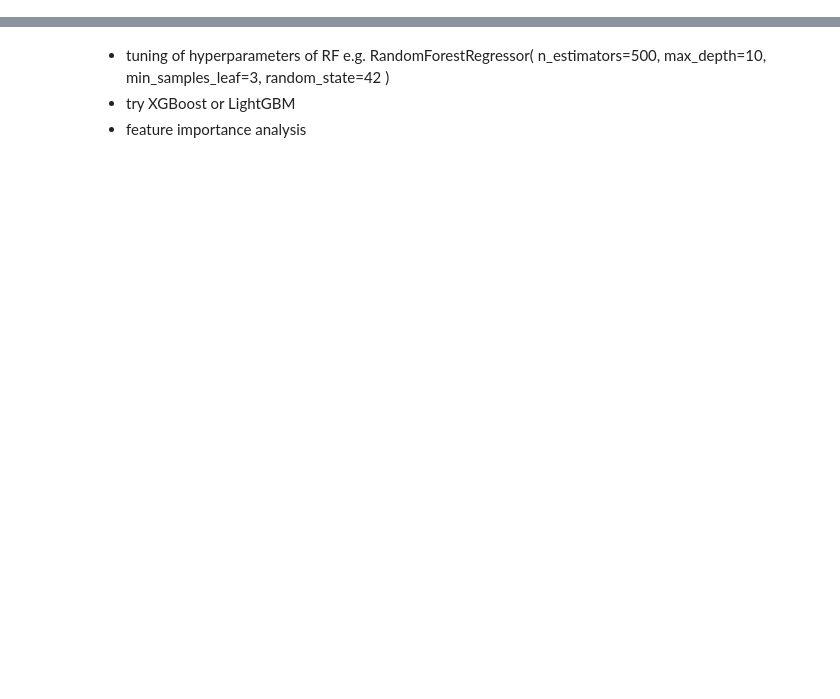
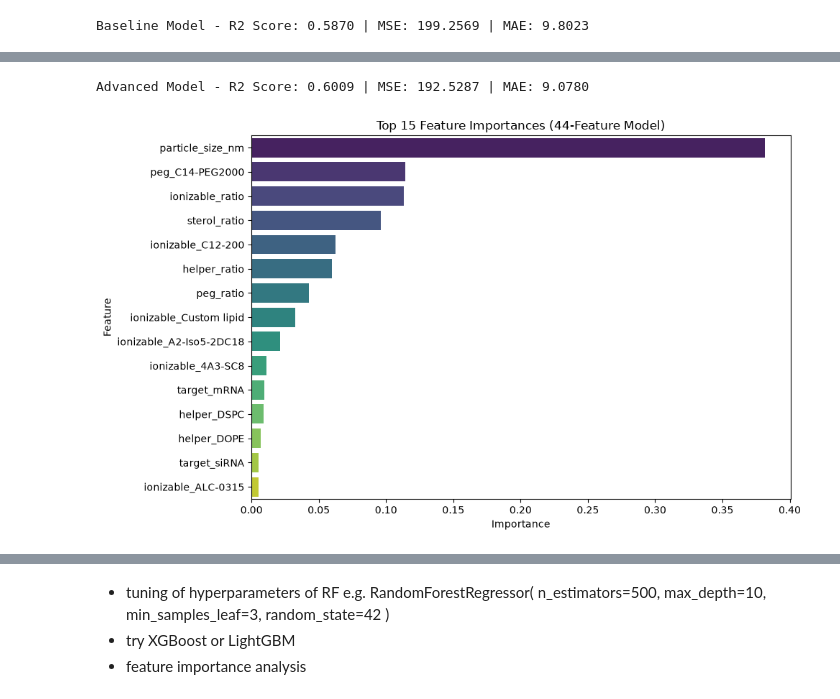
Before and after one commit to Iris-Bo/lnp-encapsulation-predictor, a Jupyter notebook: notebooks/04_model_improvement.ipynb, the cells around one changed output, grey strips where cells are left out. Drawn from its saved outputs; the diff is of its cells as text; code cells hidden in the pictures; blank space fills up the shorter version.

Commit message:
feat (model imporvement): update notebook to compare RF models, fixed df_final_num_cat.csv to have same amount of rows as df_final_all_features for fair comparison

```diff
--- a/notebooks/04_model_improvement.ipynb
+++ b/notebooks/04_model_improvement.ipynb
@@ -8,11 +55,13 @@ import os
 import pathlib
 import pandas as pd
 import mlflow
+import mlflow.sklearn
+from mlflow.models import infer_signature
 import matplotlib.pyplot as plt
 import seaborn as sns
 from sklearn.model_selection import train_test_split
 from sklearn.ensemble import RandomForestRegressor
-from sklearn.metrics import mean_squared_error, r2_score
+from sklearn.metrics import mean_absolute_error, mean_squared_error, r2_score
 
 # MLflow Setup
 # Point reliably to mlflow.db in the project root
@@ -31,23 +80,48 @@ df_base = pd.read_csv("../data/processed/df_final_num_cat.csv")
 X_base = df_base.drop(columns=["encapsulation_efficiency"])
 y_base = df_base["encapsulation_efficiency"]
 
-X_train_base, X_test_base, y_train_base, y_test_base = train_test_split(X_base, y_base, test_size=0.2, random_state=42)
+X_train_base, X_test_base, y_train_base, y_test_base = train_test_split(X_base, y_base, test_size=0.2, random_state=126)
 
 with mlflow.start_run(run_name="RF_Baseline"):
-    rf_base = RandomForestRegressor(random_state=42)
+    rf_base = RandomForestRegressor(random_state=126)
     rf_base.fit(X_train_base, y_train_base)
 
     y_pred_base = rf_base.predict(X_test_base)
     r2_base = r2_score(y_test_base, y_pred_base)
     mse_base = mean_squared_error(y_test_base,y_pred_base)
+    mae_base = mean_absolute_error(y_test_base,y_pred_base)
 
-    mlflow.log_param("model_type", "RandomForest")
-    mlflow.log_param("dataset", "df_final_num_cat")
+    # LOG THE DATASET ATTRIBUTE
+    # Convert the pandas dataframe into an MLflow Dataset
+    dataset = mlflow.data.from_pandas(
+        df_base,
+        source="../data/processed/df_final_num_cat.csv",
+        targets="encapsulation_efficiency",
+        name="baseline dataset"
+    )
+    # Log it as an input to populate the "Dataset" UI attribute
+    mlflow.log_input(dataset, context="training")
+
+    # LOG THE MODEL ATTRIBUTE
+    # Create a signature to record the model's expected inputs/outputs
+    signature = infer_signature(X_train_base, y_pred_base)
+
+    # Log the actual model to populate the "Models" UI attribute
+    mlflow.sklearn.log_model(
+        sk_model=rf_base,
+        name="random_forest_model",
+        signature=signature,
+        registered_model_name="RandomForest"
+    )
+
+    #mlflow.log_param("model_type", "RandomForest") #not needed anymore
+    #mlflow.log_param("dataset", "df_final_num_cat") #not needed anymore
     mlflow.log_param("n_features", X_train_base.shape[1])
     mlflow.log_metric("r2", r2_base)
     mlflow.log_metric("mse", mse_base)
+    mlflow.log_metric("mae", mae_base)
 
-    print(f"Baseline Model - R2 Score: {r2_base:.4f} | MSE: {mse_base:.4f}")
+    print(f"Baseline Model - R2 Score: {r2_base:.4f} | MSE: {mse_base:.4f} | MAE: {mae_base:.4f}")
 
 # ==========================================
 # MODEL 2: THE NEW 44-FEATURE DATASET
@@ -56,23 +130,48 @@ df_new = pd.read_csv("../data/processed/df_final_all_features.csv")
 X_new = df_new.drop(columns=["encapsulation_efficiency"])
 y_new = df_new["encapsulation_efficiency"]
 
-X_train_new, X_test_new, y_train_new, y_test_new = train_test_split(X_new, y_new, test_size=0.2, random_state=42)
+X_train_new, X_test_new, y_train_new, y_test_new = train_test_split(X_new, y_new, test_size=0.2, random_state=126)
 
 with mlflow.start_run(run_name="RF_Advanced_44_Features"):
-    rf_new = RandomForestRegressor(random_state=42)
+    rf_new = RandomForestRegressor(random_state=126)
     rf_new.fit(X_train_new, y_train_new)
 
     y_pred_new = rf_new.predict(X_test_new)
     r2_new = r2_score(y_test_new, y_pred_new)
     mse_new = mean_squared_error(y_test_new, y_pred_new)
+    mae_new = mean_absolute_error(y_test_new, y_pred_new)
 
-    mlflow.log_param("model_type", "RandomForest")
-    mlflow.log_param("dataset", "df_final_all_features")
+    # LOG THE DATASET ATTRIBUTE
+    # Convert the pandas dataframe into an MLflow Dataset
+    dataset = mlflow.data.from_pandas(
+        df_new,
+        source="../data/processed/df_final_all_features.csv",
+        targets="encapsulation_efficiency",
+        name="44_Features_Dataset"
+    )
+    # Log it as an input to populate the "Dataset" UI attribute
+    mlflow.log_input(dataset, context="training")
+
+    # LOG THE MODEL ATTRIBUTE
+    # Create a signature to record the model's expected inputs/outputs
+    signature = infer_signature(X_train_new, y_pred_new)
+
+    # Log the actual model to populate the "Models" UI attribute
+    mlflow.sklearn.log_model(
+        sk_model=rf_new,
+        name="random_forest_model",
+        signature=signature,
+        registered_model_name="RandomForest"
+    )
+
+    #mlflow.log_param("model_type", "RandomForest") #not needed anymore
+    #mlflow.log_param("dataset", "df_final_all_features") #not needed anymore
     mlflow.log_param("n_features", X_train_new.shape[1])
     mlflow.log_metric("r2", r2_new)
-    mlflow.log_metric("mse";mse_new)
+    mlflow.log_metric("mse", mse_new)
+    mlflow.log_metric("mae", mae_new)
 
-    print(f"Advanced Model - R2 Score: {r2_new:.4f} | MSE: {mse_new:.4f}")
+    print(f"Advanced Model - R2 Score: {r2_new:.4f} | MSE: {mse_new:.4f} | MAE: {mae_new:.4f}")
 
     # Plot Feature Importance for the new model
     importances = rf_new.feature_importances_
@@ -86,3 +185,4 @@ with mlflow.start_run(run_name="RF_Advanced_44_Features"):
     plt.savefig("feature_importance_advanced.png")
     mlflow.log_artifact("feature_importance_advanced.png") #log the saved plot to MLflow as an artifact
     plt.show()
+# %% [output]
@@ -88,0 +192 @@ with mlflow.start_run(run_name="RF_Advanced_44_Features"):
+Baseline Model - R2 Score: 0.5870 | MSE: 199.2569 | MAE: 9.8023
@@ -88,0 +199,2 @@ with mlflow.start_run(run_name="RF_Advanced_44_Features"):
+Advanced Model - R2 Score: 0.6009 | MSE: 192.5287 | MAE: 9.0780
+[figure, added]
```
Also changed, not shown: parts of 15 cells of this notebook, 2 other files.
